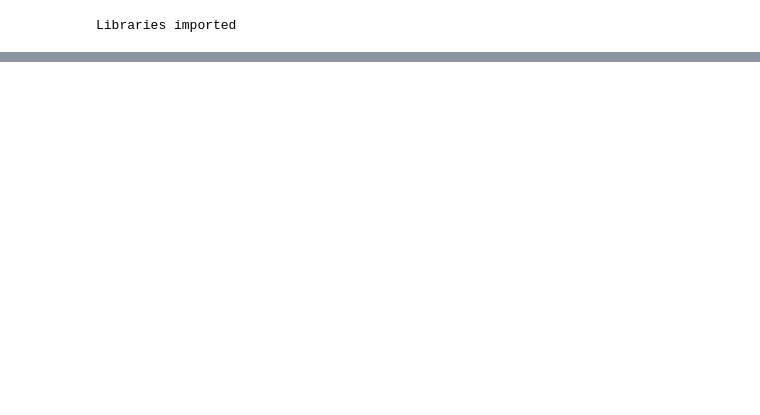
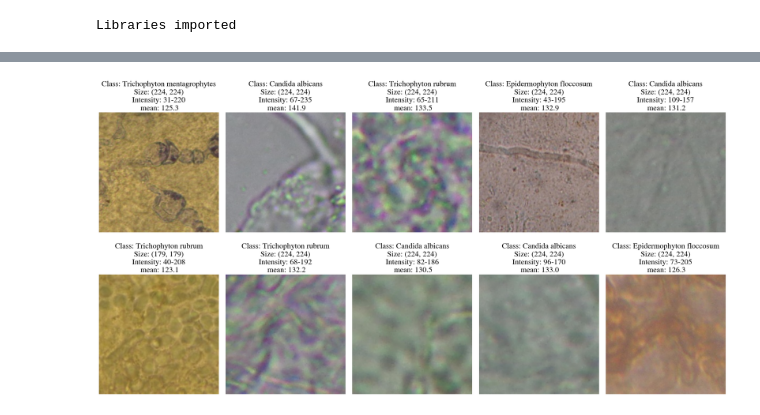
Before and after one commit to KyriakosPsa/Transfer-Learning-Vision, a Jupyter notebook: data_exploration.ipynb, the cells around one changed output, grey strips where cells are left out. Cells and saved outputs as stored; diff of their text form; code cells hidden in the pictures; blank space fills up the shorter version.

```diff
--- a/data_exploration.ipynb
+++ b/data_exploration.ipynb
@@ -87,0 +214,19 @@ test_dict
+# %%
+def getRandomImages(dataframe,seed,sample_size):
+    images = []
+    labels = []
+    np.random.seed(seed)
+    random_indices = dataframe.sample(n=sample_size, replace=False, random_state=seed).index
+
+
+    for index in random_indices:
+        image_link = dataframe['images'][index]
+        image_label = dataframe['labels'][index]
+        image = Image.open(image_link)
+        images.append(image)
+        labels.append(image_label)
+
+    return images,labels
+
+#Call the function
+images, labels = getRandomImages(dataframe = df,seed = 40,sample_size = 10)
@@ -87,0 +239,26 @@ test_dict
+# %%
+def supPlotimage(images, labels, row_num, col_num,verbose = 2):
+    fig, axes = plt.subplots(row_num, col_num, figsize=(22, 12))
+    for i, image in enumerate(images):
+        row = i // col_num
+        col = i % col_num
+
+        axes[row, col].imshow(image)
+        axes[row, col].axis('off')
+        if verbose ==0:
+            continue
+        elif verbose ==1:
+            axes[row, col].set_title(f"Class: {class_labels[labels[i]]}")
+        elif verbose ==2:
+            axes[row, col].set_title(f"Class: {class_labels[labels[i]]}\nSize: {image.size}\nIntensity: {round(np.min(image),1)}-{round(np.max(image),1)}\n mean: {round(np.mean(image),1)}")
+        else:
+            raise ValueError("Value for verbose should be an int, either 0, 1 or 2")
+
+    plt.tight_layout()
+    plt.savefig('./figures/example_images.png', dpi=300)
+    plt.show()
+
+# Call the function for the 20 images and labels
+supPlotimage(images,labels,row_num=2,col_num=5)
+# %% [output]
+[figure, added]
```
Also changed, not shown: parts of 56 cells of this notebook.
